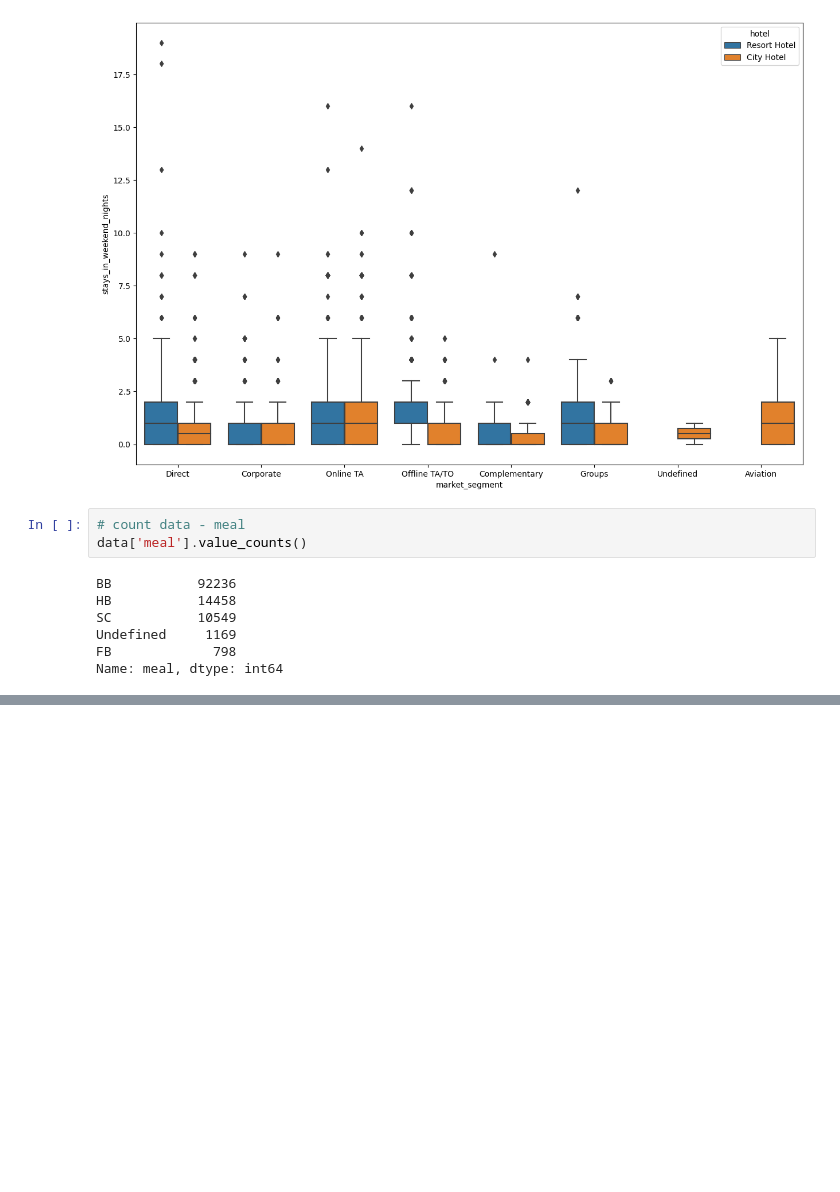
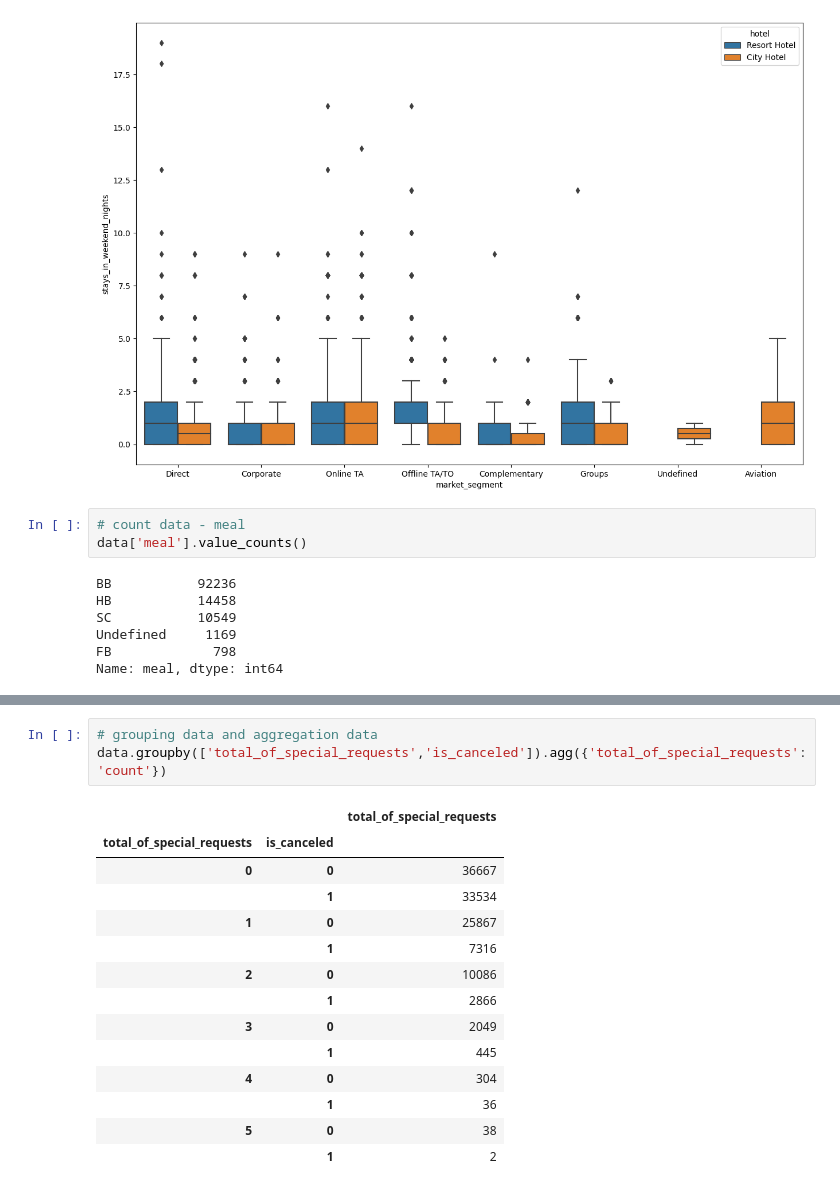
Before and after one commit to Sumetjutha/031_Real_Project_Analysis_Python, a Jupyter notebook: 002_Hotel_Booking_Data_Analysis.ipynb, the cells around one changed output, grey strips where cells are left out. Saved outputs shown, nothing was run; the diff lists cells and outputs as text; blank space fills up the shorter version.

```diff
--- a/002_Hotel_Booking_Data_Analysis.ipynb
+++ b/002_Hotel_Booking_Data_Analysis.ipynb
@@ -510,0 +550,18 @@ px.pie(data,
+# %%
+# grouping data and aggregation data
+data.groupby(['total_of_special_requests','is_canceled']).agg({'total_of_special_requests':'count'})
+# %% [output]
+|  |  | total_of_special_requests |
+| total_of_special_requests | is_canceled |  |
+| 0 | 0 | 36667 |
+|  | 1 | 33534 |
+| 1 | 0 | 25867 |
+|  | 1 | 7316 |
+| 2 | 0 | 10086 |
+|  | 1 | 2866 |
+| 3 | 0 | 2049 |
+|  | 1 | 445 |
+| 4 | 0 | 304 |
+|  | 1 | 36 |
+| 5 | 0 | 38 |
+|  | 1 | 2 |
```
Also changed, not shown: parts of 11 cells of this notebook.
